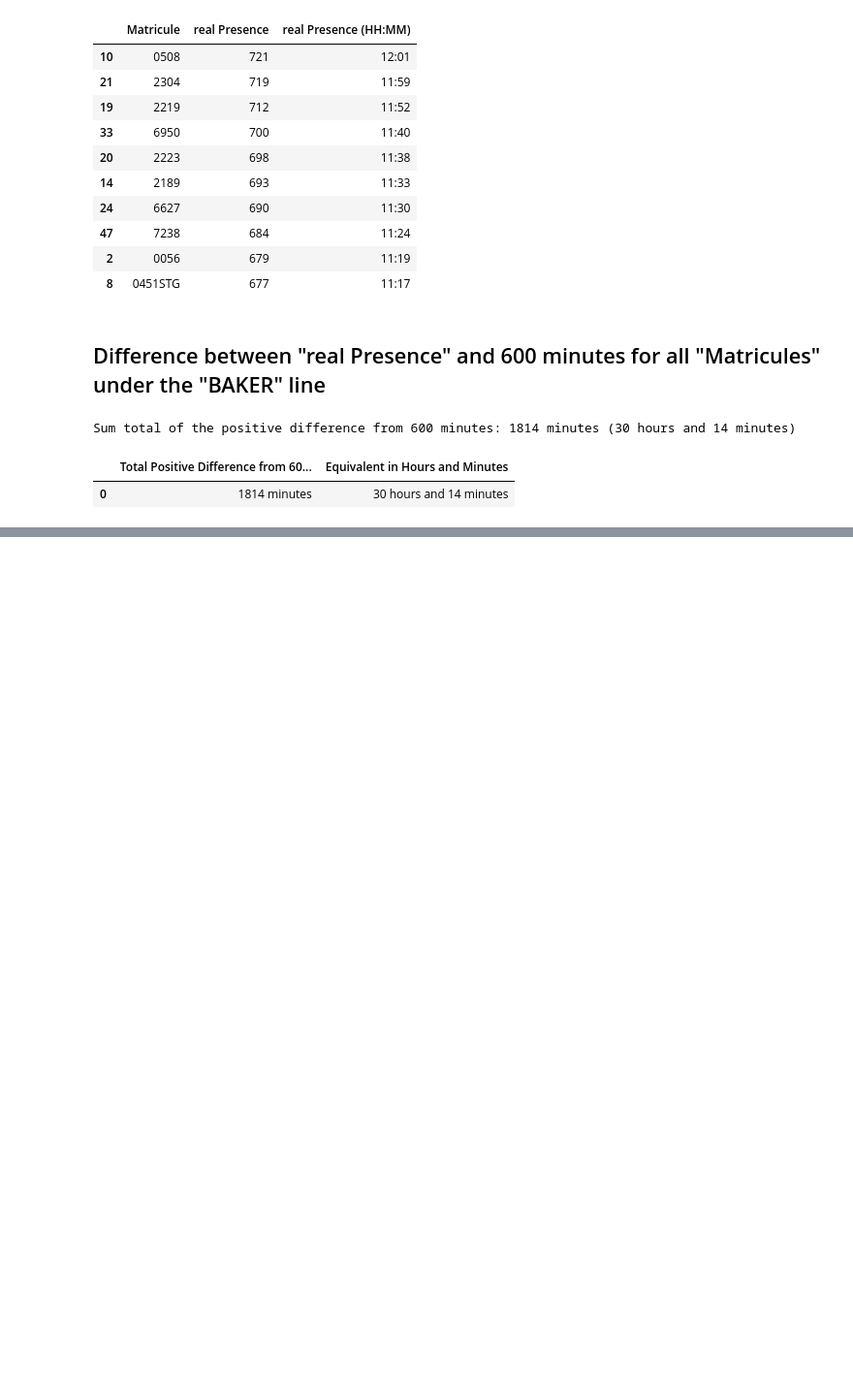
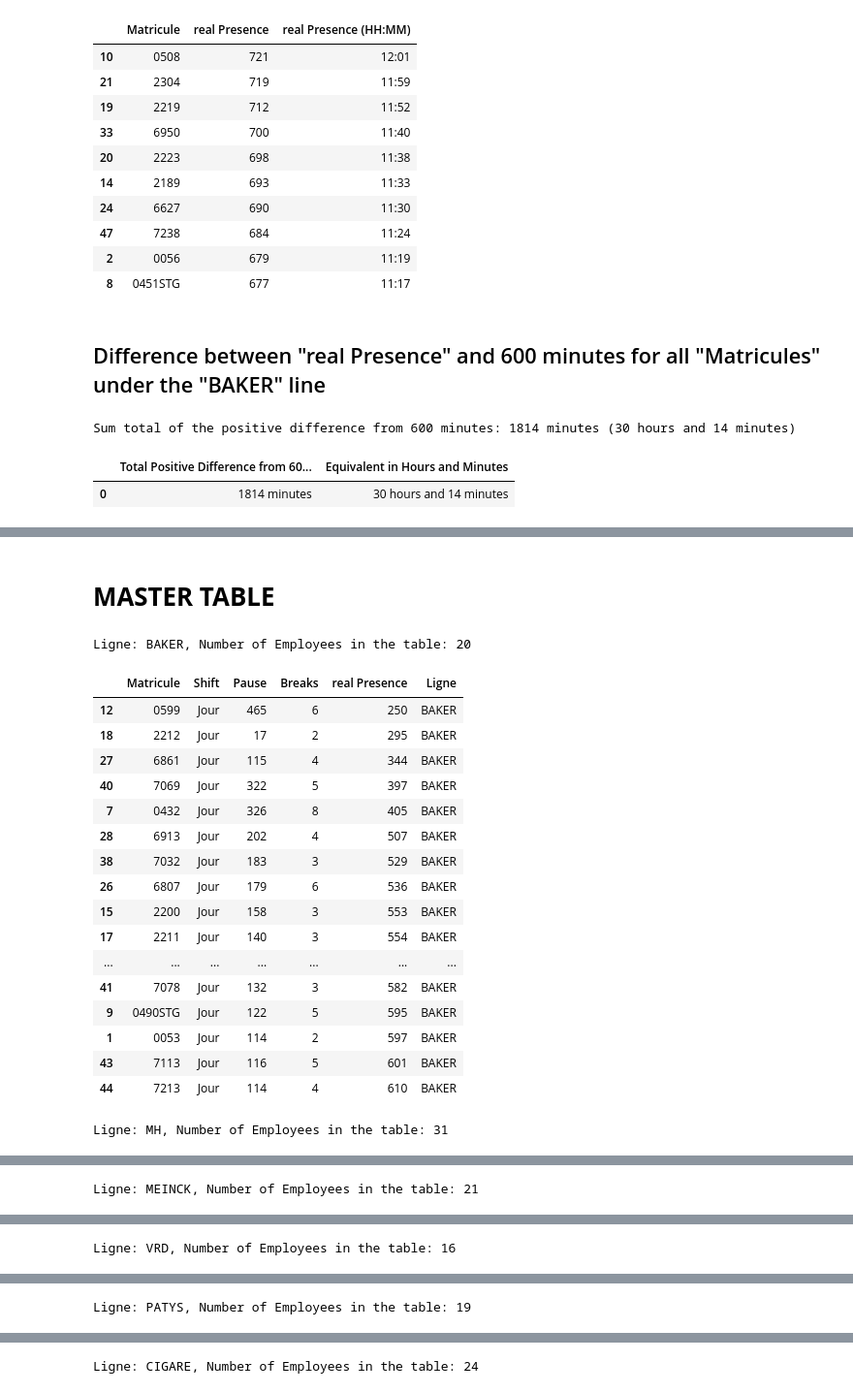
Before and after one commit to dsfdev2023/studentEvaluatiuon, a Jupyter notebook: HR_KPIS.ipynb, the cells around one changed output, grey strips where cells are left out. Shown: that part at 97% size. Drawn from its saved outputs; the diff is of its cells as text; code cells hidden in the pictures; blank space fills up the shorter version.

```diff
--- a/HR_KPIS.ipynb
+++ b/HR_KPIS.ipynb
@@ -332,0 +381,73 @@ Sum total of the positive difference from 600 minutes: 1814 minutes (30 hours an
+# %% [markdown]
+# **MASTER TABLE**
+# %%
+from IPython.display import display
+import pandas as pd
+
+# Function to check the format and convert to total minutes if needed
+def convert_to_minutes(time_data):
+    if isinstance(time_data, str):
+        hours, minutes = map(int, time_data.split(':'))
+        return hours * 60 + minutes
+    return time_data
+
+# Loop through each non-null 'Ligne' value
+for ligne_value in df['Ligne'].dropna().unique():
+    df_ligne = df[df['Ligne'] == ligne_value]
+
+    # Calculate the sums for each 'Matricule'
+    aggregated_data = df_ligne.groupby(['Matricule', 'Shift']).agg({
+        'Pause': 'sum',
+        'Breaks': 'sum',
+        'real Presence': 'sum'
+    }).reset_index()
+
+    # Convert 'Pause' and 'real Presence' to total minutes if needed
+    aggregated_data['Pause'] = aggregated_data['Pause'].apply(convert_to_minutes)
+    aggregated_data['real Presence'] = aggregated_data['real Presence'].apply(convert_to_minutes)
+
+    # Add 'Ligne' column
+    aggregated_data['Ligne'] = ligne_value
+
+    # Apply conditions for filtering
+    condition = (
+        (aggregated_data['Pause'] > 120) |
+        (aggregated_data['Breaks'] > 2) |
+        (aggregated_data['real Presence'] < 600)
+    ) & ~(
+        (aggregated_data['real Presence'] > 600) &
+        (aggregated_data['Breaks'] < 4)
+    )
+
+    # Filter and sort the data
+    filtered_matricules = aggregated_data[condition]
+    sorted_filtered_matricules = filtered_matricules.sort_values(by='real Presence', ascending=True)
+
+    # Count the number of matricules
+    num_matricules = sorted_filtered_matricules.shape[0]
+
+    # Print the number of matricules
+    print(f"Ligne: {ligne_value}, Number of Employees in the table: {num_matricules}")
+
+    # Display the sorted table in a more readable format
+    display(sorted_filtered_matricules)
+# %% [output]
+Ligne: BAKER, Number of Employees in the table: 20
+|  | Matricule | Shift | Pause | Breaks | real Presence | Ligne |
+| 12 | 0599 | Jour | 465 | 6 | 250 | BAKER |
+| 18 | 2212 | Jour | 17 | 2 | 295 | BAKER |
+| 27 | 6861 | Jour | 115 | 4 | 344 | BAKER |
+| 40 | 7069 | Jour | 322 | 5 | 397 | BAKER |
+| 7 | 0432 | Jour | 326 | 8 | 405 | BAKER |
+| 28 | 6913 | Jour | 202 | 4 | 507 | BAKER |
+| 38 | 7032 | Jour | 183 | 3 | 529 | BAKER |
+| 26 | 6807 | Jour | 179 | 6 | 536 | BAKER |
+| 15 | 2200 | Jour | 158 | 3 | 553 | BAKER |
+| 17 | 2211 | Jour | 140 | 3 | 554 | BAKER |
+| ... | ... | ... | ... | ... | ... | ... |
+| 41 | 7078 | Jour | 132 | 3 | 582 | BAKER |
+| 9 | 0490STG | Jour | 122 | 5 | 595 | BAKER |
+| 1 | 0053 | Jour | 114 | 2 | 597 | BAKER |
+| 43 | 7113 | Jour | 116 | 5 | 601 | BAKER |
+| 44 | 7213 | Jour | 114 | 4 | 610 | BAKER |
+Ligne: MH, Number of Employees in the table: 31
@@ -332,0 +471 @@ Sum total of the positive difference from 600 minutes: 1814 minutes (30 hours an
+Ligne: MEINCK, Number of Employees in the table: 21
@@ -332,0 +489 @@ Sum total of the positive difference from 600 minutes: 1814 minutes (30 hours an
+Ligne: VRD, Number of Employees in the table: 16
@@ -332,0 +507 @@ Sum total of the positive difference from 600 minutes: 1814 minutes (30 hours an
+Ligne: PATYS, Number of Employees in the table: 19
@@ -332,0 +525 @@ Sum total of the positive difference from 600 minutes: 1814 minutes (30 hours an
+Ligne: CIGARE, Number of Employees in the table: 24
```
Also changed, not shown: parts of 5 cells of this notebook.
